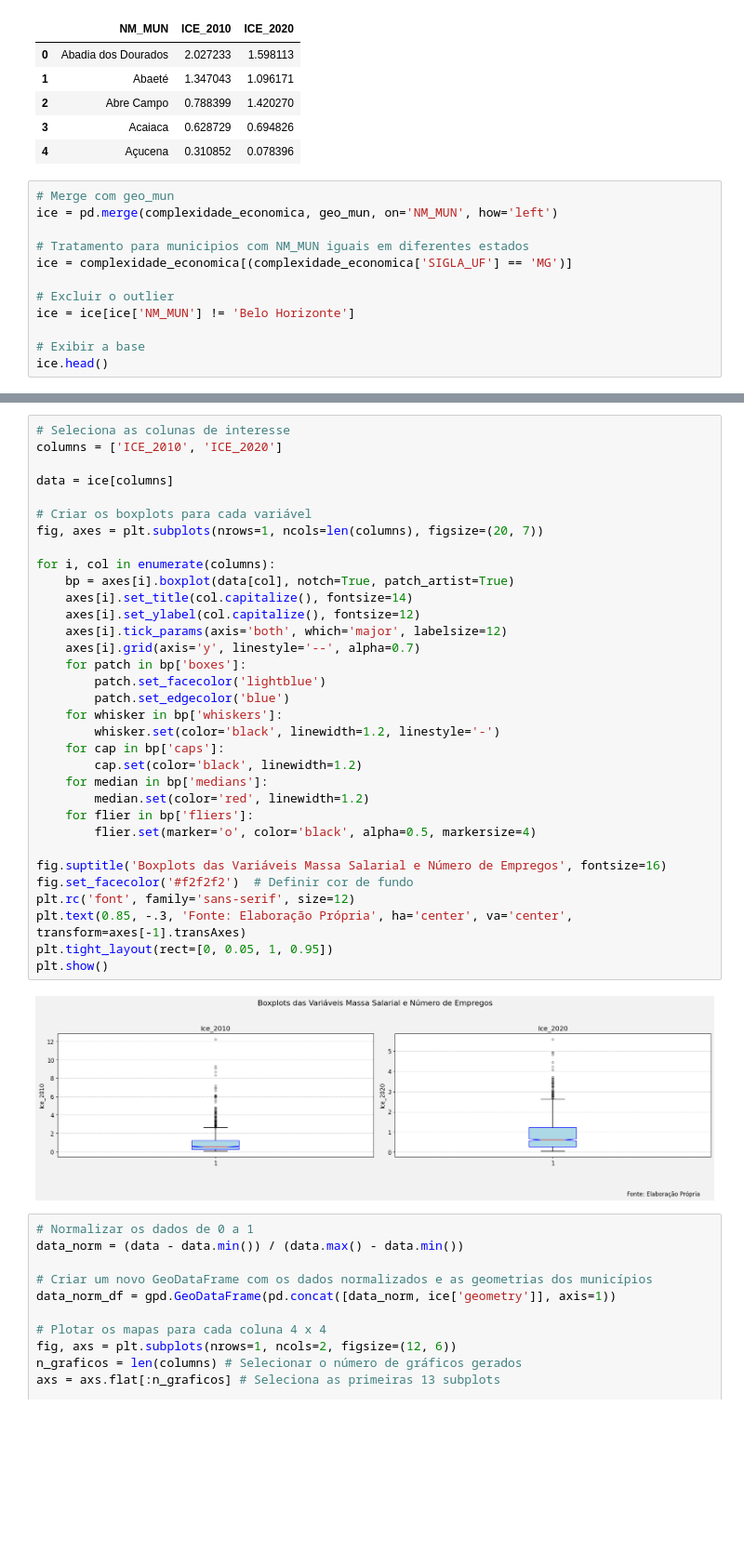
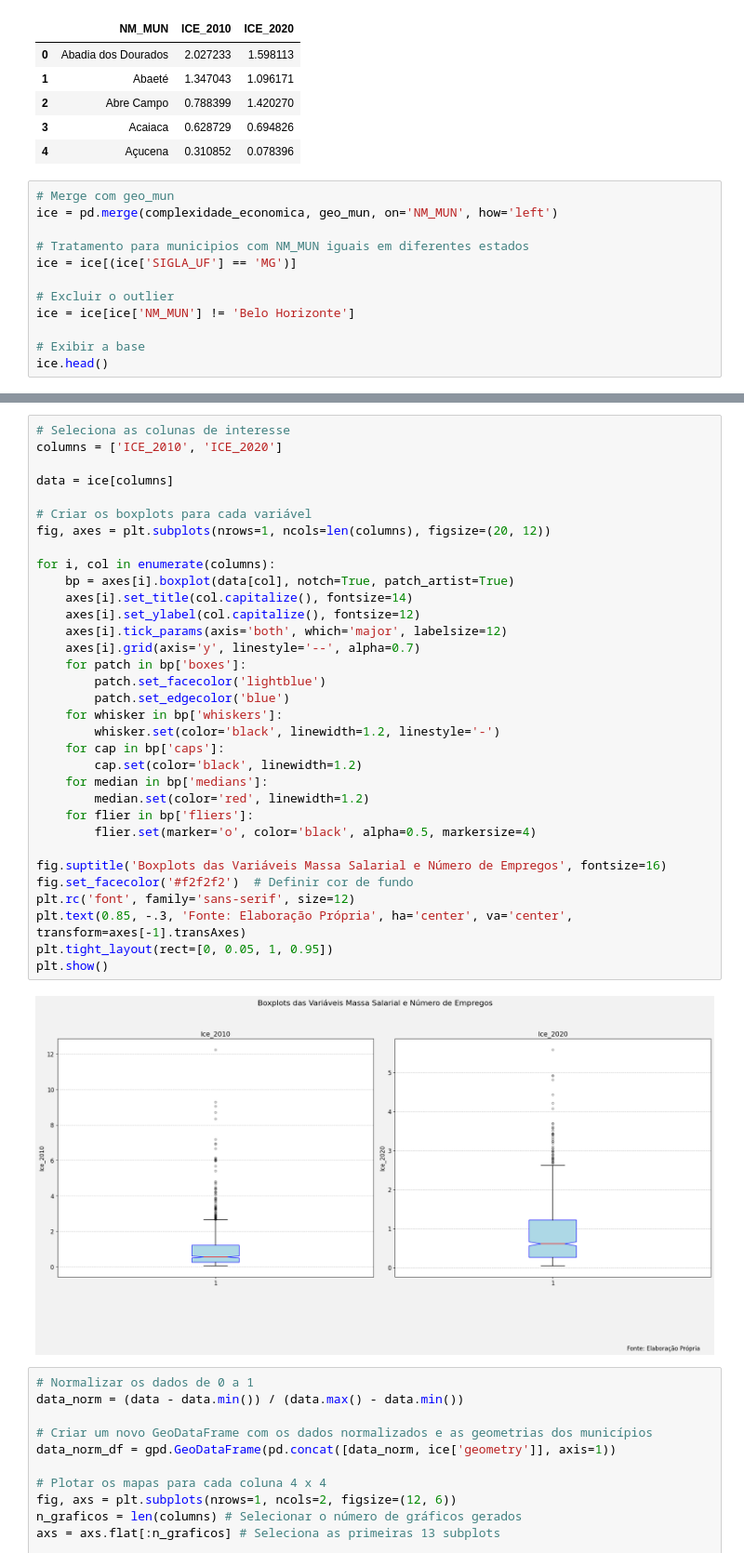
Before and after one commit to Leonardo-Dias-Up/Colab, a Jupyter notebook: DataViva_Atividade.ipynb, the cells around one changed output, grey strips where cells are left out. Shown at 93% size. Drawn from its saved outputs; the diff is of its cells as text; blank space fills up the shorter version.

```diff
--- a/DataViva_Atividade.ipynb
+++ b/DataViva_Atividade.ipynb
@@ -674,7 +845,7 @@ complexidade_economica.head()
 ice = pd.merge(complexidade_economica, geo_mun, on='NM_MUN', how='left')
 
 # Tratamento para municipios com NM_MUN iguais em diferentes estados
-ice = complexidade_economica[(complexidade_economica['SIGLA_UF'] == 'MG')]
+ice = ice[(ice['SIGLA_UF'] == 'MG')]
 
 # Excluir o outlier
 ice = ice[ice['NM_MUN'] != 'Belo Horizonte']
@@ -694,35 +865,35 @@ columns = ['ICE_2010', 'ICE_2020']
 
 data = ice[columns]
 
 # Criar os boxplots para cada variável
-fig, axes = plt.subplots(nrows=1, ncols=len(columns), figsize=(20, 7))
+fig, axes = plt.subplots(nrows=1, ncols=len(columns), figsize=(20, 12))
 
 for i, col in enumerate(columns):
     bp = axes[i].boxplot(data[col], notch=True, patch_artist=True)
     axes[i].set_title(col.capitalize(), fontsize=14)
     axes[i].set_ylabel(col.capitalize(), fontsize=12)
     axes[i].tick_params(axis='both', which='major', labelsize=12)
     axes[i].grid(axis='y', linestyle='--', alpha=0.7)
     for patch in bp['boxes']:
         patch.set_facecolor('lightblue')
         patch.set_edgecolor('blue')
     for whisker in bp['whiskers']:
         whisker.set(color='black', linewidth=1.2, linestyle='-')
     for cap in bp['caps']:
         cap.set(color='black', linewidth=1.2)
     for median in bp['medians']:
         median.set(color='red', linewidth=1.2)
     for flier in bp['fliers']:
         flier.set(marker='o', color='black', alpha=0.5, markersize=4)
 
 fig.suptitle('Boxplots das Variáveis Massa Salarial e Número de Empregos', fontsize=16)
 fig.set_facecolor('#f2f2f2')  # Definir cor de fundo
 plt.rc('font', family='sans-serif', size=12)
 plt.text(0.85, -.3, 'Fonte: Elaboração Própria', ha='center', va='center', transform=axes[-1].transAxes)
 plt.tight_layout(rect=[0, 0.05, 1, 0.95])
 plt.show()
 # %% [output]
-[figure, old version]
+[figure, new version]
 # %%
 # Normalizar os dados de 0 a 1
 data_norm = (data - data.min()) / (data.max() - data.min())
```
Also changed, not shown: parts of 20 cells of this notebook.
